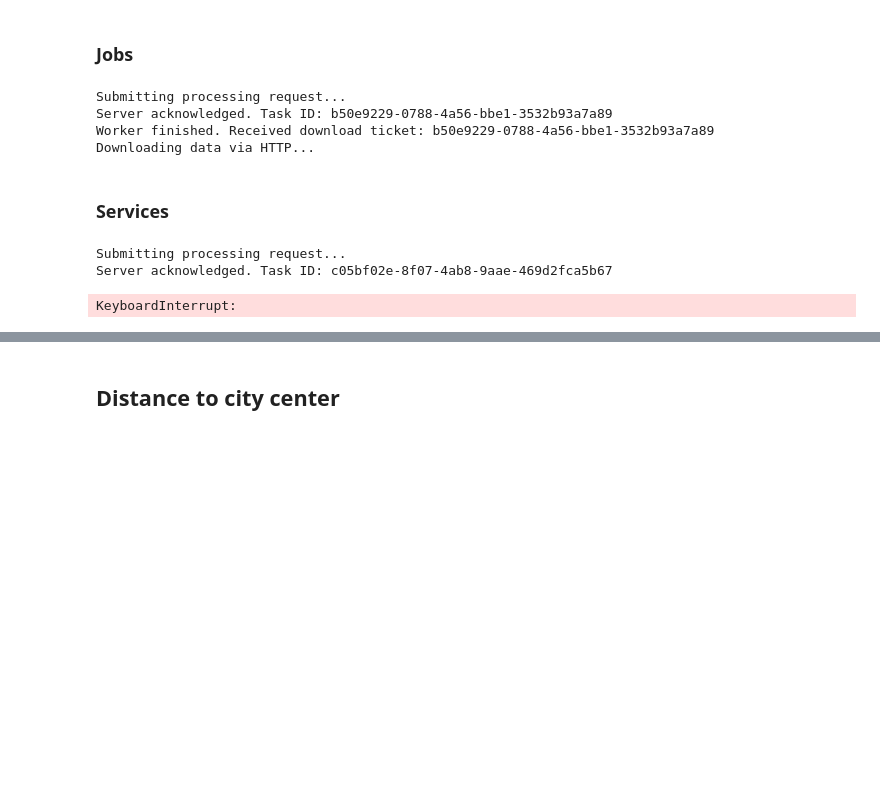
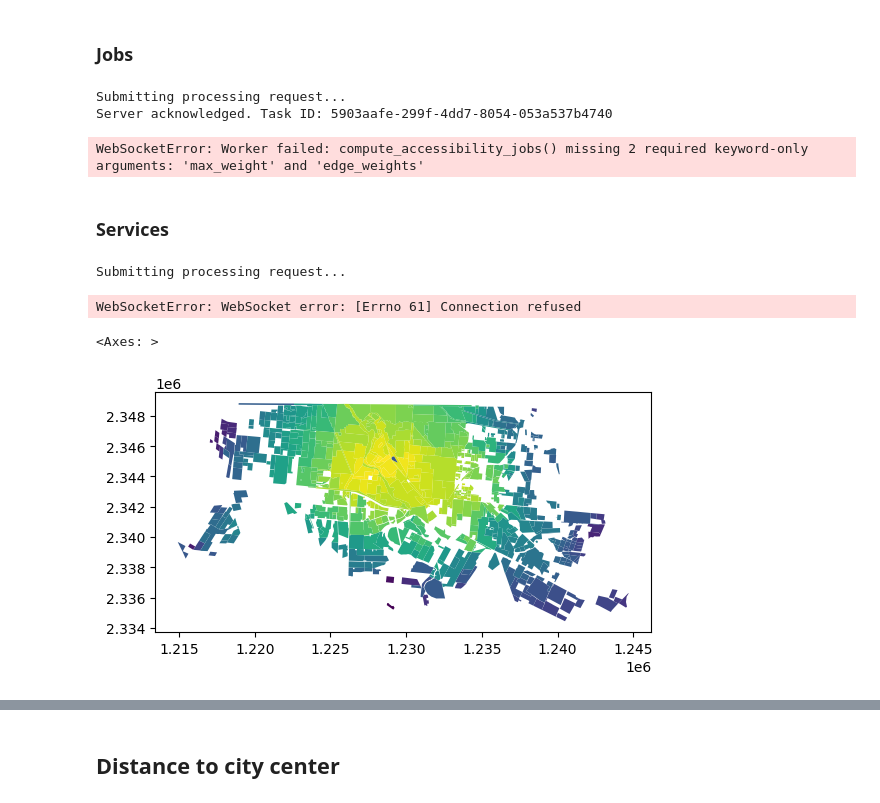
Before and after one commit to RodolfoFigueroa/housing_choice, a Jupyter notebook: 05_col_stats.ipynb, the cells around one changed output, grey strips where cells are left out. Cells and saved outputs as stored; diff of their text form; code cells hidden in the pictures; blank space fills up the shorter version.

```diff
--- a/05_col_stats.ipynb
+++ b/05_col_stats.ipynb
@@ -22,6 +28,6 @@ engine = sqlalchemy.create_engine(
 # %%
-LYRA_HOST = os.environ["LYRA_HOST"]
-# LYRA_HOST = "localhost:5219"
+# LYRA_HOST = os.environ["LYRA_HOST"]
+LYRA_HOST = "localhost:5219"
 
 client = LyraAPIClient(
     host=LYRA_HOST,
@@ -189,9 +195,8 @@ df_col = df_col.drop(
 )
 # %% [output]
 Submitting processing request...
-Server acknowledged. Task ID: b50e9229-0788-4a56-bbe1-3532b93a7a89
-Worker finished. Received download ticket: b50e9229-0788-4a56-bbe1-3532b93a7a89
-Downloading data via HTTP...
+Server acknowledged. Task ID: 5903aafe-299f-4dd7-8054-053a537b4740
+WebSocketError: Worker failed: compute_accessibility_jobs() missing 2 required keyword-only arguments: 'max_weight' and 'edge_weights'
 # %% [markdown]
 ### Services
 # %%
@@ -217,14 +222,18 @@ response = client.process(
             "value": json.loads(df_col[["geometry"]].to_json()),
         },
         "data_public": json.loads(df_park.to_json()),
-        "amenity_groups": [["Parques recreativos"]],
+
     },
 )
 
 df_col = df_col.drop(
-    columns=["accessibility", "accessibility_parks"], errors="ignore"
-).join(pd.DataFrame(response["result"]).transpose().rename(columns={"accessibility_0": "accessibility_parks"}))
+    columns=["accessibility_all", "accessibility_parks"], errors="ignore"
+).join(pd.DataFrame(response["result"]).transpose())
 # %% [output]
 Submitting processing request...
-Server acknowledged. Task ID: c05bf02e-8f07-4ab8-9aae-469d2fca5b67
-KeyboardInterrupt:
+WebSocketError: WebSocket error: [Errno 61] Connection refused
+# %%
+df_col.plot(column="accessibility_parks")
+# %% [output]
+<Axes: >
+[figure, added]
```
Also changed, not shown: parts of 4 cells of this notebook.
